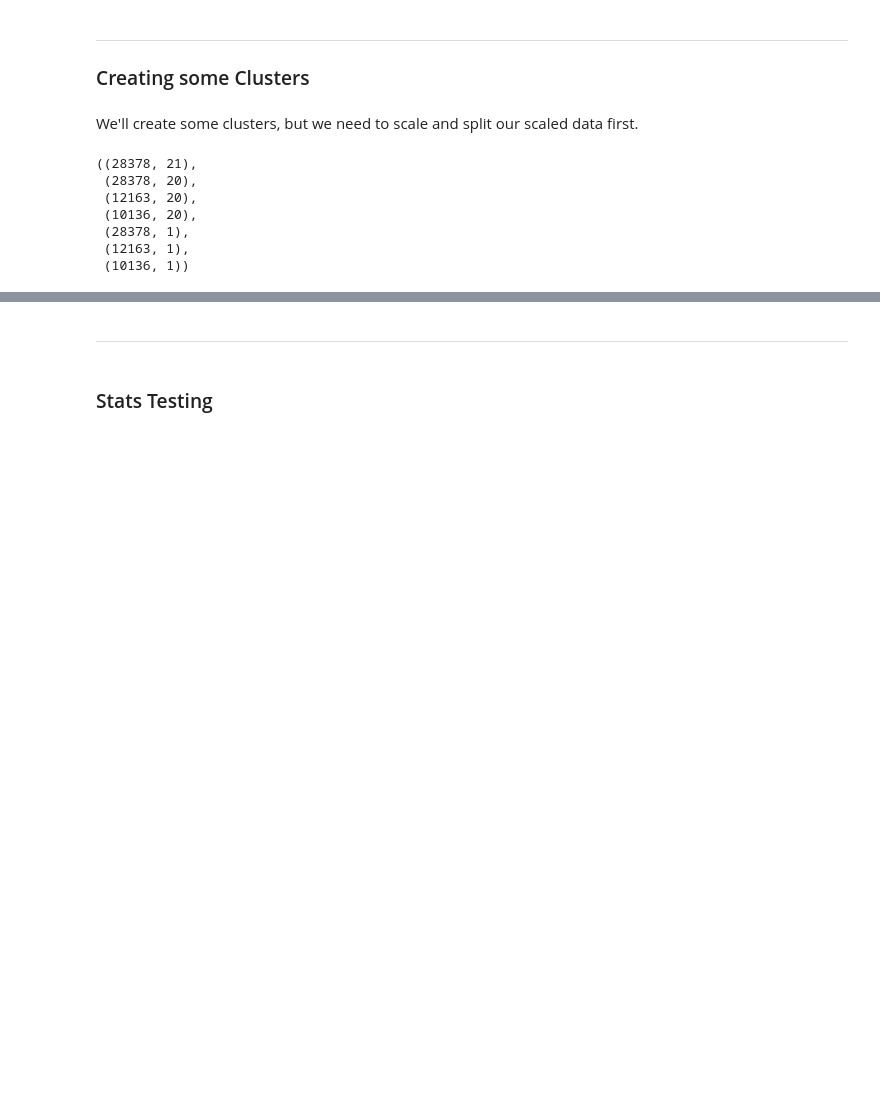
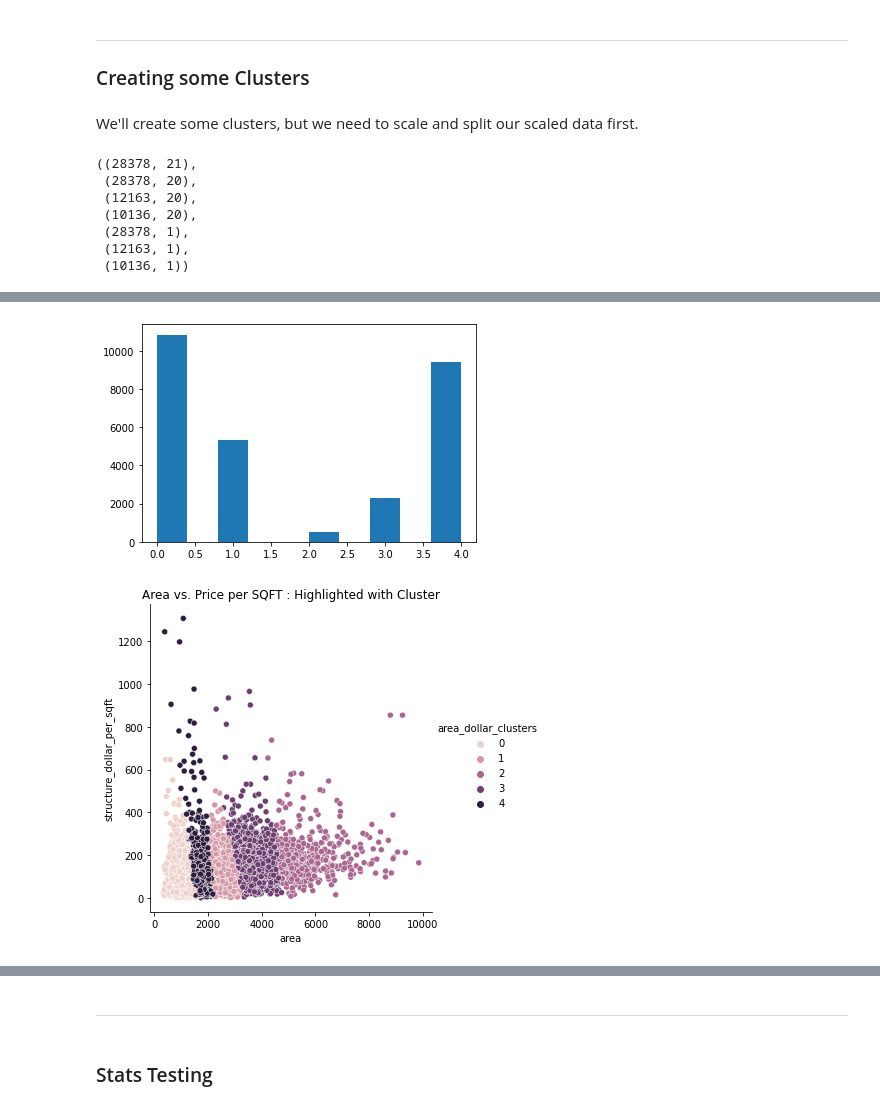
Before and after one commit to Lewis-Park-Bench/Cluster-Project, a Jupyter notebook: final_notebook.ipynb, the cells around one changed output, grey strips where cells are left out. Saved outputs shown, nothing was run; the diff lists cells and outputs as text; code cells hidden in the pictures; blank space fills up the shorter version.

```diff
--- a/final_notebook.ipynb
+++ b/final_notebook.ipynb
@@ -221,3 +227,8 @@ Data Scaled then Cleaned and Split as previously done with the none scaled copy
 train['area_dollar_clusters'] = cluster(train_scaled, ['structure_dollar_per_sqft', 'area'])
 X_validate_s['area_dollar_clusters'] = cluster(X_validate_s, ['structure_dollar_per_sqft', 'area'])
 X_test_s['area_dollar_clusters'] = cluster(X_test_s, ['structure_dollar_per_sqft', 'area'])
+# %%
+cluster_check_adc(train)
+# %% [output]
+[figure, added]
+[figure, added]
```
Also changed, not shown: parts of 23 cells of this notebook, 1 other file.
